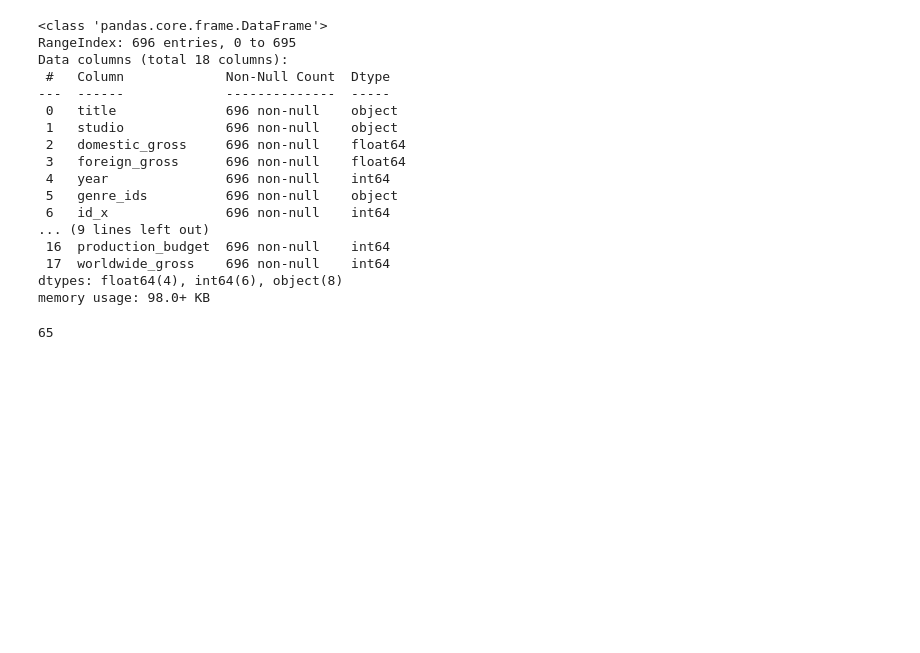
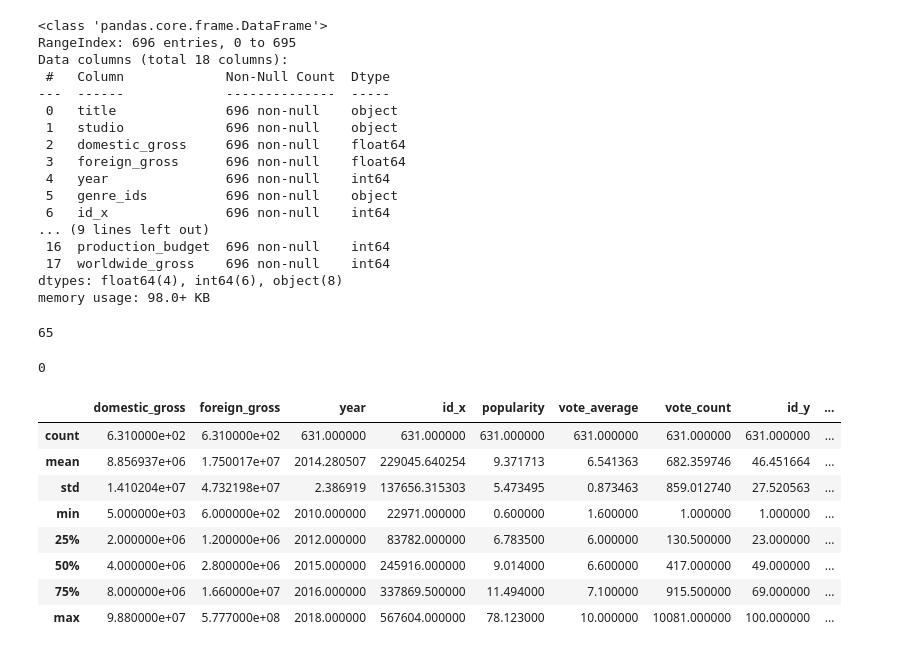
Before and after one commit to victormuuo07/Project_trial2, a Jupyter notebook: index.ipynb, the cells around one changed output. Cells and saved outputs as stored; diff of their text form; code cells hidden in the pictures; blank space fills up the shorter version.

```diff
--- a/index.ipynb
+++ b/index.ipynb
@@ -284,3 +284,21 @@ memory usage: 98.0+ KB
 merged_data.duplicated().sum()
 # %% [output]
 65
+# %%
+# Drop the duplicates (inplace modification by default)
+merged_data.drop_duplicates(inplace=True)
+merged_data.duplicated().sum()
+# %% [output]
+0
+# %%
+merged_data.describe()
+# %% [output]
+|  | domestic_gross | foreign_gross | year | id_x | popularity | vote_average | vote_count | id_y | ... |
+| count | 6.310000e+02 | 6.310000e+02 | 631.000000 | 631.000000 | 631.000000 | 631.000000 | 631.000000 | 631.000000 | ... |
+| mean | 8.856937e+06 | 1.750017e+07 | 2014.280507 | 229045.640254 | 9.371713 | 6.541363 | 682.359746 | 46.451664 | ... |
+| std | 1.410204e+07 | 4.732198e+07 | 2.386919 | 137656.315303 | 5.473495 | 0.873463 | 859.012740 | 27.520563 | ... |
+| min | 5.000000e+03 | 6.000000e+02 | 2010.000000 | 22971.000000 | 0.600000 | 1.600000 | 1.000000 | 1.000000 | ... |
+| 25% | 2.000000e+06 | 1.200000e+06 | 2012.000000 | 83782.000000 | 6.783500 | 6.000000 | 130.500000 | 23.000000 | ... |
+| 50% | 4.000000e+06 | 2.800000e+06 | 2015.000000 | 245916.000000 | 9.014000 | 6.600000 | 417.000000 | 49.000000 | ... |
+| 75% | 8.000000e+06 | 1.660000e+07 | 2016.000000 | 337869.500000 | 11.494000 | 7.100000 | 915.500000 | 69.000000 | ... |
+| max | 9.880000e+07 | 5.777000e+08 | 2018.000000 | 567604.000000 | 78.123000 | 10.000000 | 10081.000000 | 100.000000 | ... |
```
Also changed, not shown: parts of 9 cells of this notebook.
